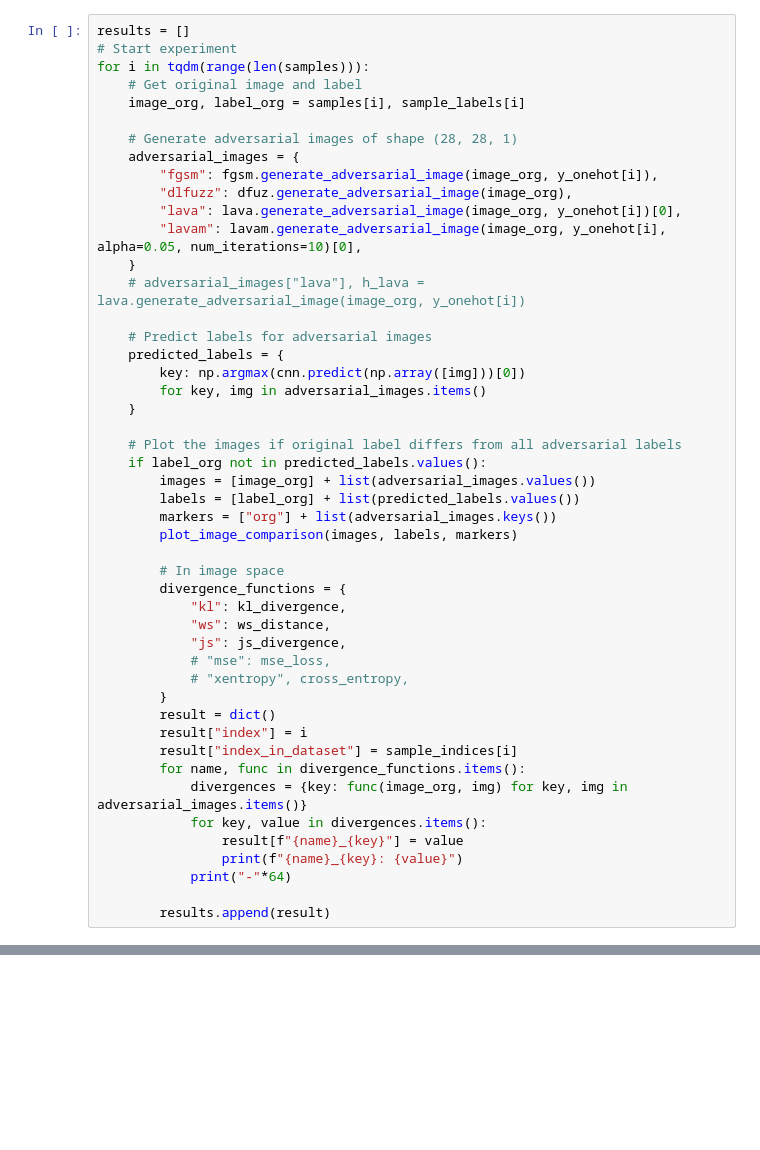
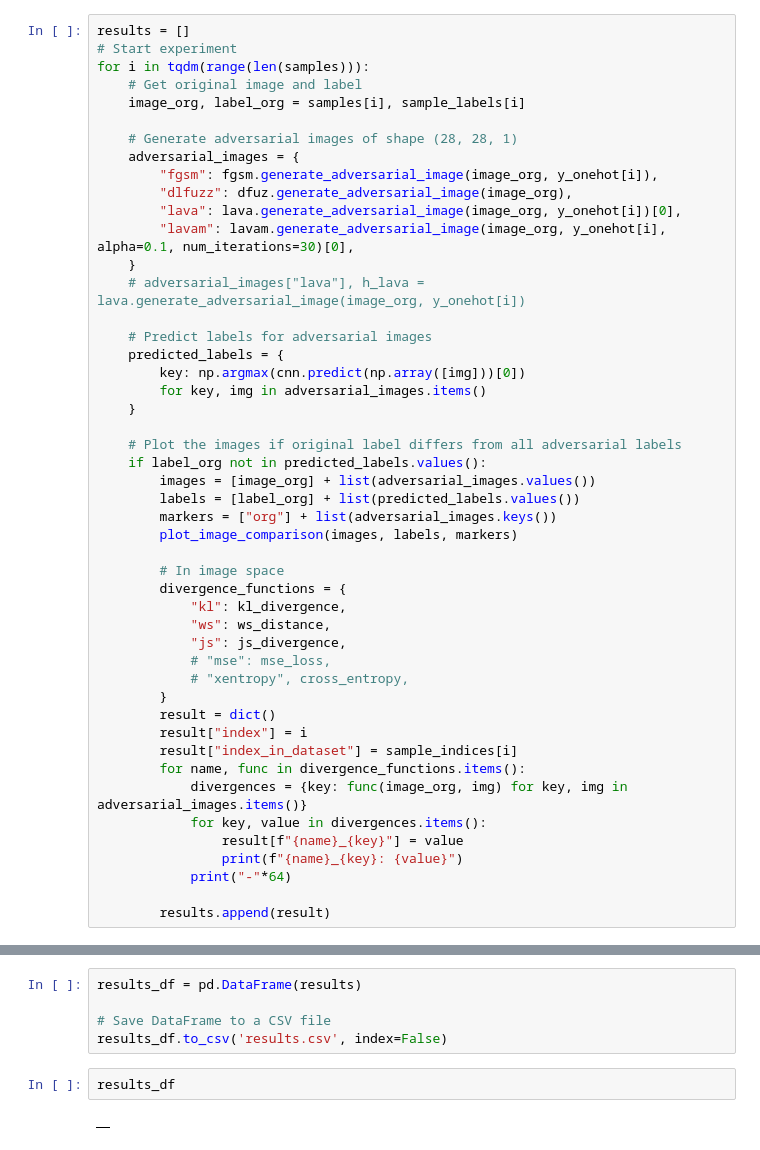
Before and after one commit to Daphne1320/XAI-guided-test-generation, a Jupyter notebook: compare_adversarial.ipynb, the cells around one changed output, grey strips where cells are left out. Drawn from its saved outputs; the diff is of its cells as text; blank space fills up the shorter version.

```diff
--- a/compare_adversarial.ipynb
+++ b/compare_adversarial.ipynb
@@ -33,7 +38,7 @@ for i in tqdm(range(len(samples))):
         "fgsm": fgsm.generate_adversarial_image(image_org, y_onehot[i]),
         "dlfuzz": dfuz.generate_adversarial_image(image_org),
         "lava": lava.generate_adversarial_image(image_org, y_onehot[i])[0],
-        "lavam": lavam.generate_adversarial_image(image_org, y_onehot[i], alpha=0.05, num_iterations=10)[0],
+        "lavam": lavam.generate_adversarial_image(image_org, y_onehot[i], alpha=0.1, num_iterations=30)[0],
     }
     # adversarial_images["lava"], h_lava = lava.generate_adversarial_image(image_org, y_onehot[i])
 
@@ -77,0 +132,9 @@ Computed output size would be negative: -1 [input_size: 1, effective_filter_size
+# %%
+results_df = pd.DataFrame(results)
+
+# Save DataFrame to a CSV file
+results_df.to_csv('results.csv', index=False)
+# %%
+results_df
+# %% [output]
+|  |
```
Also changed, not shown: parts of 3 cells of this notebook, 7 other files.
